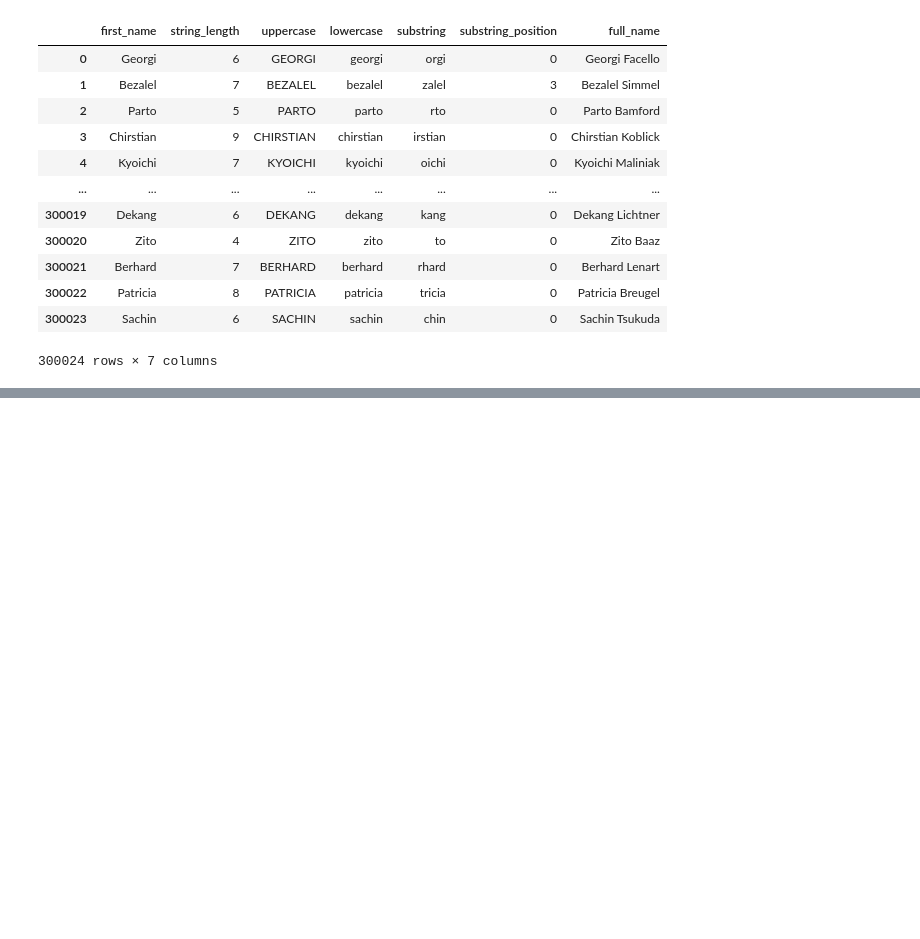
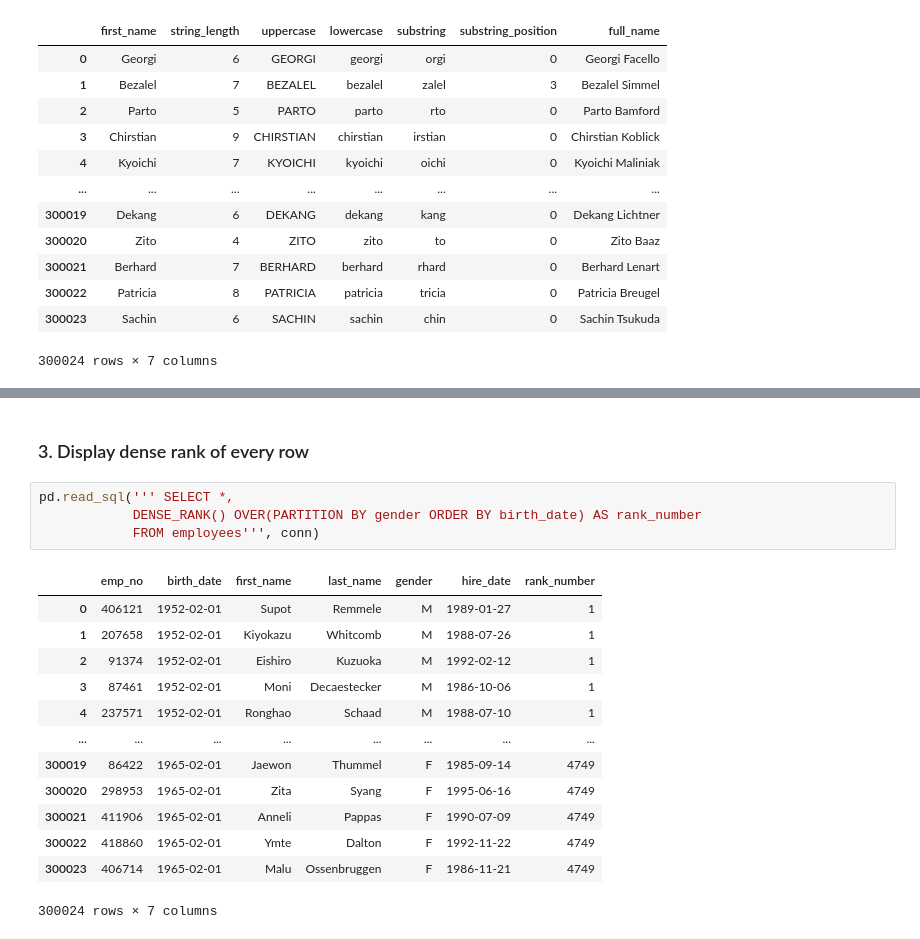
Before and after one commit to EasonLiaw/Study-Notes, a Jupyter notebook: SQL Notes (MySQL - Python).ipynb, the cells around one changed output, grey strips where cells are left out. Saved outputs shown, nothing was run; the diff lists cells and outputs as text; blank space fills up the shorter version.

```diff
--- a/SQL Notes (MySQL - Python).ipynb
+++ b/SQL Notes (MySQL - Python).ipynb
@@ -1100,0 +1350,20 @@ pd.read_sql('''SELECT first_name, LENGTH(first_name) AS string_length, UPPER(fir
+# %% [markdown]
+### 3. Display dense rank of every row
+# %%
+pd.read_sql(''' SELECT *,
+            DENSE_RANK() OVER(PARTITION BY gender ORDER BY birth_date) AS rank_number
+            FROM employees''', conn)
+# %% [output]
+|  | emp_no | birth_date | first_name | last_name | gender | hire_date | rank_number |
+| 0 | 406121 | 1952-02-01 | Supot | Remmele | M | 1989-01-27 | 1 |
+| 1 | 207658 | 1952-02-01 | Kiyokazu | Whitcomb | M | 1988-07-26 | 1 |
+| 2 | 91374 | 1952-02-01 | Eishiro | Kuzuoka | M | 1992-02-12 | 1 |
+| 3 | 87461 | 1952-02-01 | Moni | Decaestecker | M | 1986-10-06 | 1 |
+| 4 | 237571 | 1952-02-01 | Ronghao | Schaad | M | 1988-07-10 | 1 |
+| ... | ... | ... | ... | ... | ... | ... | ... |
+| 300019 | 86422 | 1965-02-01 | Jaewon | Thummel | F | 1985-09-14 | 4749 |
+| 300020 | 298953 | 1965-02-01 | Zita | Syang | F | 1995-06-16 | 4749 |
+| 300021 | 411906 | 1965-02-01 | Anneli | Pappas | F | 1990-07-09 | 4749 |
+| 300022 | 418860 | 1965-02-01 | Ymte | Dalton | F | 1992-11-22 | 4749 |
+| 300023 | 406714 | 1965-02-01 | Malu | Ossenbruggen | F | 1986-11-21 | 4749 |
+300024 rows × 7 columns
```
Also changed, not shown: parts of 57 cells of this notebook, 2 other files.
